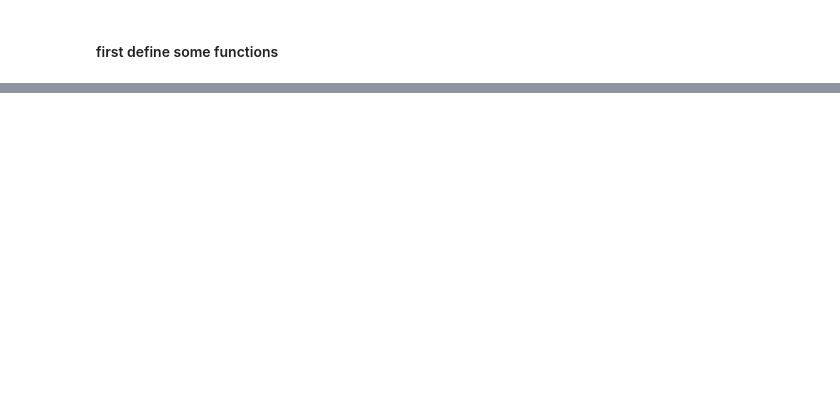
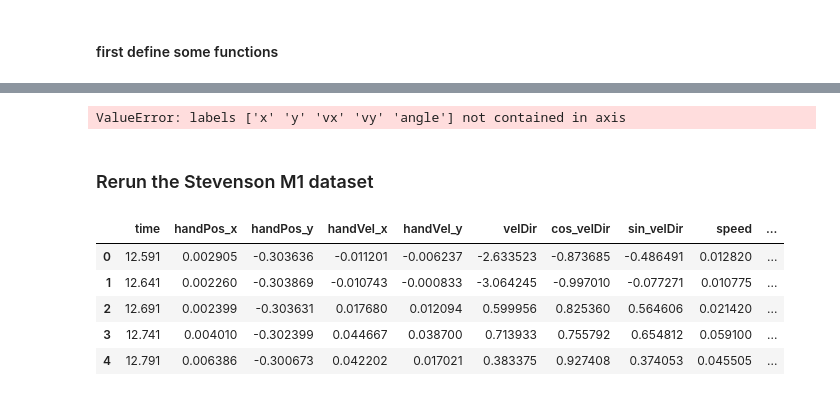
Before and after one commit to aribenjamin/S1_GLMs, a Jupyter notebook: test_glms_s1.ipynb, the cells around one changed output, grey strips where cells are left out. Drawn from its saved outputs; the diff is of its cells as text; code cells hidden in the pictures; blank space fills up the shorter version.

```diff
--- a/test_glms_s1.ipynb
+++ b/test_glms_s1.ipynb
@@ -540,0 +517,33 @@ for i in range(start,nneurons):
+# %%
+X = data.drop(['x','y','vx', 'vy','time','angle'],axis=1).values
+
+start = 0
+
+
+if not start:
+    hModels = dict()
+    hModels['glm_all_pop'] = dict()
+    hModels['glm_all_pop']['PR2']  = list()
+    hModels['glm_all_pop']['Yt_hat']  = list()
+    hModels['glm_all_pop_2'] = dict()
+    hModels['glm_all_pop_2']['PR2']  = list()
+    hModels['glm_all_pop_2']['Yt_hat']  = list()
+
+nneurons = np.shape(math['spikes'])[0]
+for i in range(start,nneurons):
+    print('\n running for neuron %d' % i)
+    y =  np.array(spikes.iloc[i,:])
+
+    if np.mean(y)>1e-5:
+        Yt_hat, PR2 = fit_cv(X, y, algorithm = 'r_glmnet_cv', n_cv=4, verbose=2, label=[])
+    else:
+        Yt_hat, PR2 = np.zeros(y.shape), np.array([0])
+
+    try:
+        hModels['glm_all_pop']['PR2'][i]=PR2
+        hModels['glm_all_pop']['Yt_hat'][i]=Yt_hat
+    except IndexError:
+        hModels['glm_all_pop']['PR2'].append(PR2)
+        hModels['glm_all_pop']['Yt_hat'].append(Yt_hat)
+# %% [output]
+ValueError: labels ['x' 'y' 'vx' 'vy' 'angle'] not contained in axis
@@ -540,0 +554,2 @@ for i in range(start,nneurons):
+# %% [markdown]
+### Rerun the Stevenson M1 dataset
@@ -540,0 +558,23 @@ for i in range(start,nneurons):
+# %%
+data = pd.DataFrame()
+data['time'] =  math['time'][0]
+data['handPos_x'] =  math['handPos'][0]
+data['handPos_y'] =  math['handPos'][1]
+data['handVel_x'] =  math['handVel'][0]
+data['handVel_y'] =  math['handVel'][1]
+data['velDir'] = np.arctan2(data['handVel_y'], data['handVel_x'])
+data['cos_velDir'] = np.cos(data['velDir'])
+data['sin_velDir'] = np.sin(data['velDir'])
+data['speed'] = np.sqrt(data['handVel_x'].values**2+data['handVel_y'].values**2)
+r = np.arctan2(data['handPos_y'], data['handPos_x'])
+data['cos_PosDir'] = np.cos(r)
+data['sin_PosDir'] = np.sin(r)
+data['radial_Pos'] = np.sqrt(data['handPos_x'].values**2+data['handPos_y'].values**2)
+data.head()
+# %% [output]
+|  | time | handPos_x | handPos_y | handVel_x | handVel_y | velDir | cos_velDir | sin_velDir | speed | ... |
+| 0 | 12.591 | 0.002905 | -0.303636 | -0.011201 | -0.006237 | -2.633523 | -0.873685 | -0.486491 | 0.012820 | ... |
+| 1 | 12.641 | 0.002260 | -0.303869 | -0.010743 | -0.000833 | -3.064245 | -0.997010 | -0.077271 | 0.010775 | ... |
+| 2 | 12.691 | 0.002399 | -0.303631 | 0.017680 | 0.012094 | 0.599956 | 0.825360 | 0.564606 | 0.021420 | ... |
+| 3 | 12.741 | 0.004010 | -0.302399 | 0.044667 | 0.038700 | 0.713933 | 0.755792 | 0.654812 | 0.059100 | ... |
+| 4 | 12.791 | 0.006386 | -0.300673 | 0.042202 | 0.017021 | 0.383375 | 0.927408 | 0.374053 | 0.045505 | ... |
```
Also changed, not shown: parts of 34 cells of this notebook.
